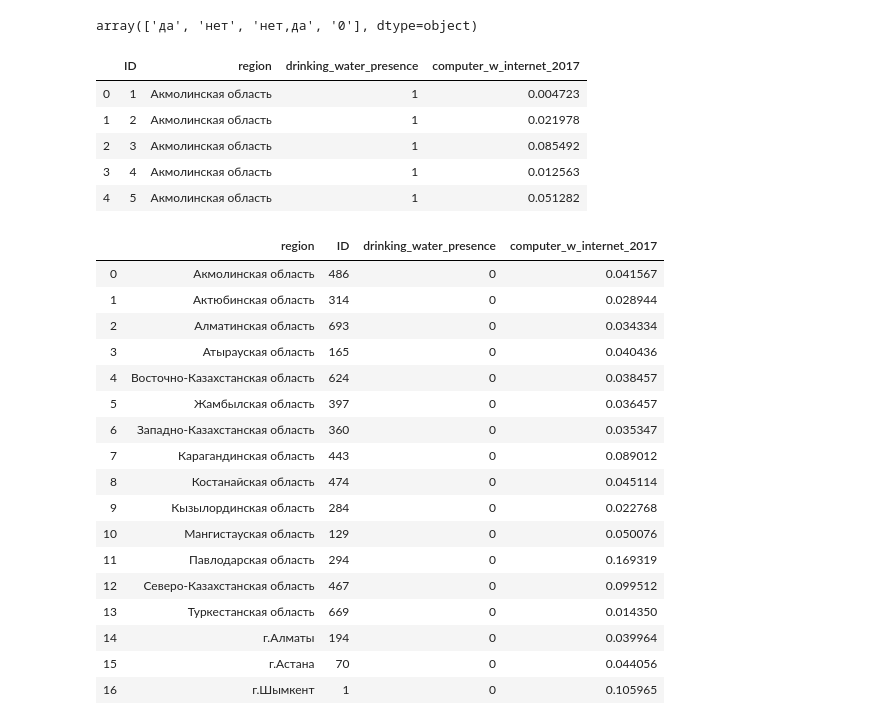
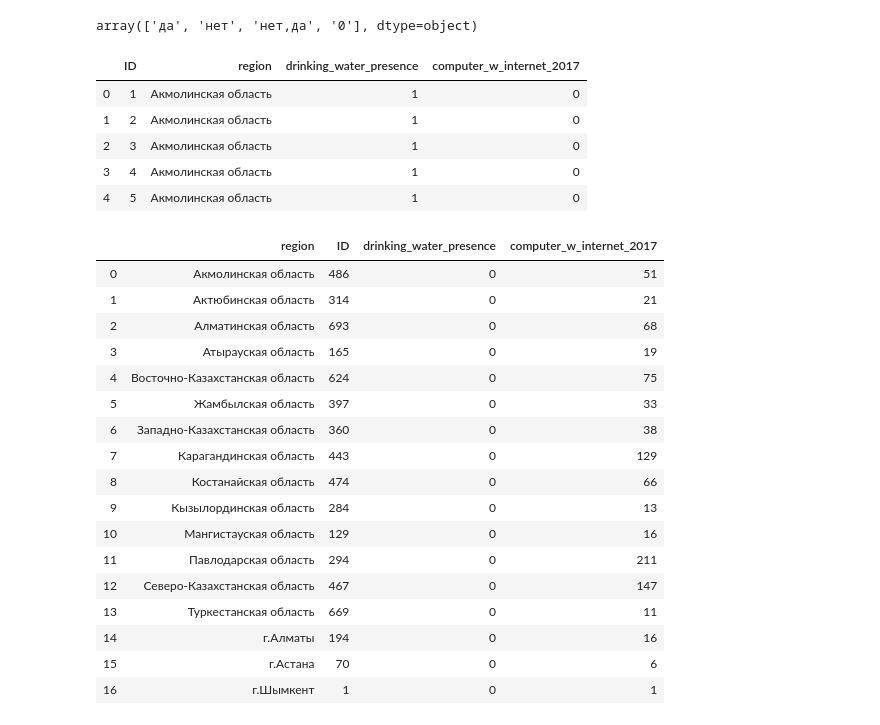
Before and after one commit to ZhansayaZhapar/dsacademy-python, a Jupyter notebook: HW2.ipynb, the cells around one changed output. Drawn from its saved outputs; the diff is of its cells as text; code cells hidden in the pictures.

```diff
--- a/HW2.ipynb
+++ b/HW2.ipynb
@@ -660,3 +660,7 @@ min        -0.112676
 75%         0.059357
 max         2.111111
 Name: computer_w_internet_2017, dtype: float64
+# %%
+df_stat['computer_w_internet_2017'] = df_stat['computer_w_internet_2017'].apply(lambda x: 0 if x < 0.1 else 1)
+
+df_stat.head()
@@ -671,30 +682,30 @@ df_stat = df_stat.replace({'drinking_water_presence': replace_water_values})
 df_stat.head()
 # %% [output]
 |  | ID | region | drinking_water_presence | computer_w_internet_2017 |
-| 0 | 1 | Акмолинская область | 1 | 0.004723 |
-| 1 | 2 | Акмолинская область | 1 | 0.021978 |
-| 2 | 3 | Акмолинская область | 1 | 0.085492 |
-| 3 | 4 | Акмолинская область | 1 | 0.012563 |
-| 4 | 5 | Акмолинская область | 1 | 0.051282 |
+| 0 | 1 | Акмолинская область | 1 | 0 |
+| 1 | 2 | Акмолинская область | 1 | 0 |
+| 2 | 3 | Акмолинская область | 1 | 0 |
+| 3 | 4 | Акмолинская область | 1 | 0 |
+| 4 | 5 | Акмолинская область | 1 | 0 |
 # %%
-df_stat = df_stat.groupby('region', as_index = False).agg({ 'ID': 'size', 'drinking_water_presence': 'prod','computer_w_internet_2017': 'mean'})
+df_stat = df_stat.groupby('region', as_index = False).agg({ 'ID': 'size', 'drinking_water_presence': 'prod','computer_w_internet_2017': 'sum'})
 df_stat
 # %% [output]
 |  | region | ID | drinking_water_presence | computer_w_internet_2017 |
-| 0 | Акмолинская область | 486 | 0 | 0.041567 |
-| 1 | Актюбинская область | 314 | 0 | 0.028944 |
-| 2 | Алматинская область | 693 | 0 | 0.034334 |
-| 3 | Атырауская область | 165 | 0 | 0.040436 |
-| 4 | Восточно-Казахстанская область | 624 | 0 | 0.038457 |
-| 5 | Жамбылская область | 397 | 0 | 0.036457 |
-| 6 | Западно-Казахстанская область | 360 | 0 | 0.035347 |
-| 7 | Карагандинская область | 443 | 0 | 0.089012 |
-| 8 | Костанайская область | 474 | 0 | 0.045114 |
-| 9 | Кызылординская область | 284 | 0 | 0.022768 |
-| 10 | Мангистауская область | 129 | 0 | 0.050076 |
-| 11 | Павлодарская область | 294 | 0 | 0.169319 |
-| 12 | Северо-Казахстанская область | 467 | 0 | 0.099512 |
-| 13 | Туркестанская область | 669 | 0 | 0.014350 |
-| 14 | г.Алматы | 194 | 0 | 0.039964 |
-| 15 | г.Астана | 70 | 0 | 0.044056 |
-| 16 | г.Шымкент | 1 | 0 | 0.105965 |
+| 0 | Акмолинская область | 486 | 0 | 51 |
+| 1 | Актюбинская область | 314 | 0 | 21 |
+| 2 | Алматинская область | 693 | 0 | 68 |
+| 3 | Атырауская область | 165 | 0 | 19 |
+| 4 | Восточно-Казахстанская область | 624 | 0 | 75 |
+| 5 | Жамбылская область | 397 | 0 | 33 |
+| 6 | Западно-Казахстанская область | 360 | 0 | 38 |
+| 7 | Карагандинская область | 443 | 0 | 129 |
+| 8 | Костанайская область | 474 | 0 | 66 |
+| 9 | Кызылординская область | 284 | 0 | 13 |
+| 10 | Мангистауская область | 129 | 0 | 16 |
+| 11 | Павлодарская область | 294 | 0 | 211 |
+| 12 | Северо-Казахстанская область | 467 | 0 | 147 |
+| 13 | Туркестанская область | 669 | 0 | 11 |
+| 14 | г.Алматы | 194 | 0 | 16 |
+| 15 | г.Астана | 70 | 0 | 6 |
+| 16 | г.Шымкент | 1 | 0 | 1 |
```
Also changed, not shown: parts of 7 cells of this notebook, 1 other file.
